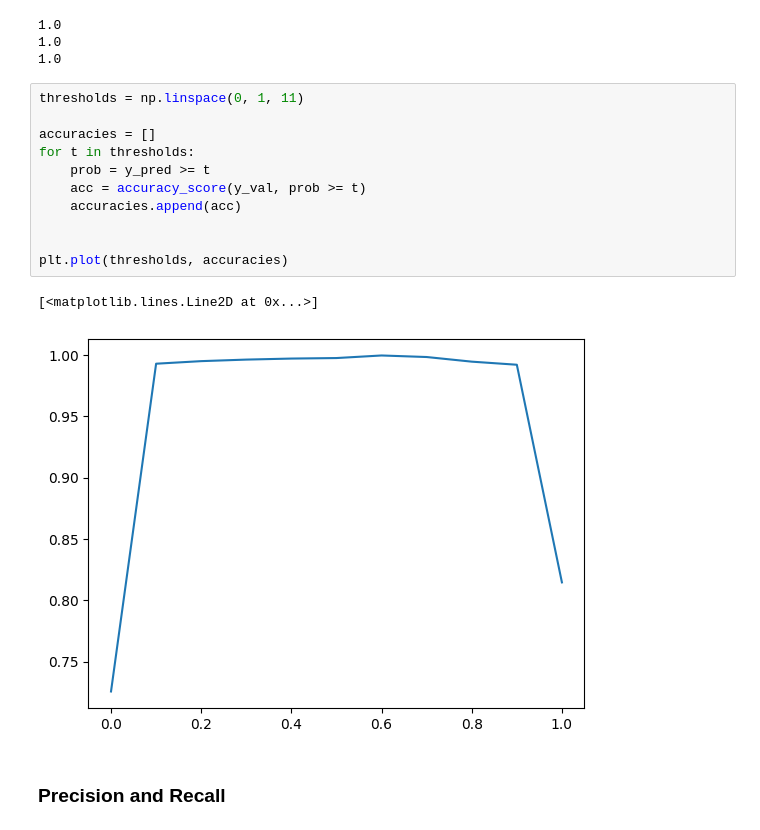
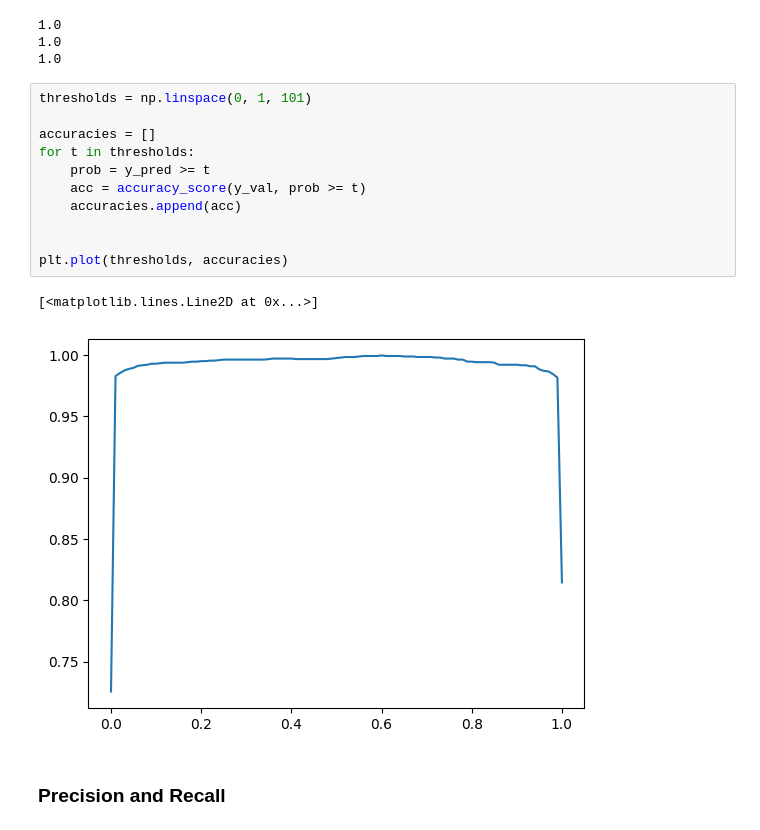
Before and after one commit to PabloJRW/used-car-price-prediction, a Jupyter notebook: notebooks/Untitled.ipynb, the cells around one changed output. Drawn from its saved outputs; the diff is of its cells as text.

```diff
--- a/notebooks/Untitled.ipynb
+++ b/notebooks/Untitled.ipynb
@@ -157,19 +157,19 @@ print(rec)
 1.0
 1.0
 # %%
-thresholds = np.linspace(0, 1, 11)
+thresholds = np.linspace(0, 1, 101)
 
 accuracies = []
 for t in thresholds:
     prob = y_pred >= t
     acc = accuracy_score(y_val, prob >= t)
     accuracies.append(acc)
 
 
 plt.plot(thresholds, accuracies)
 # %% [output]
 [<matplotlib.lines.Line2D at 0x...>]
-[figure, old version]
+[figure, new version]
 # %% [markdown]
 ### Precision and Recall
 # %%
```
Also changed, not shown: parts of 2 cells of this notebook.
